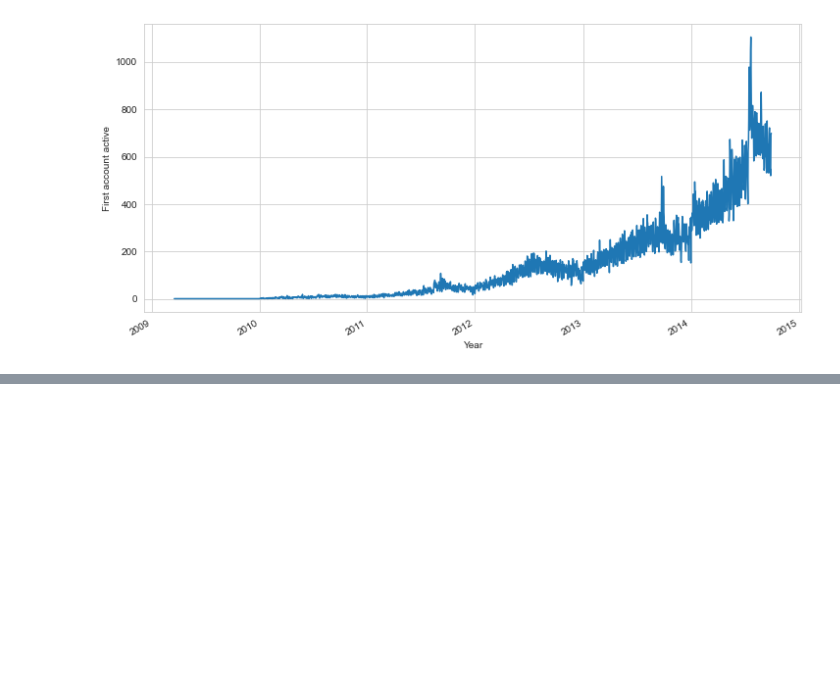
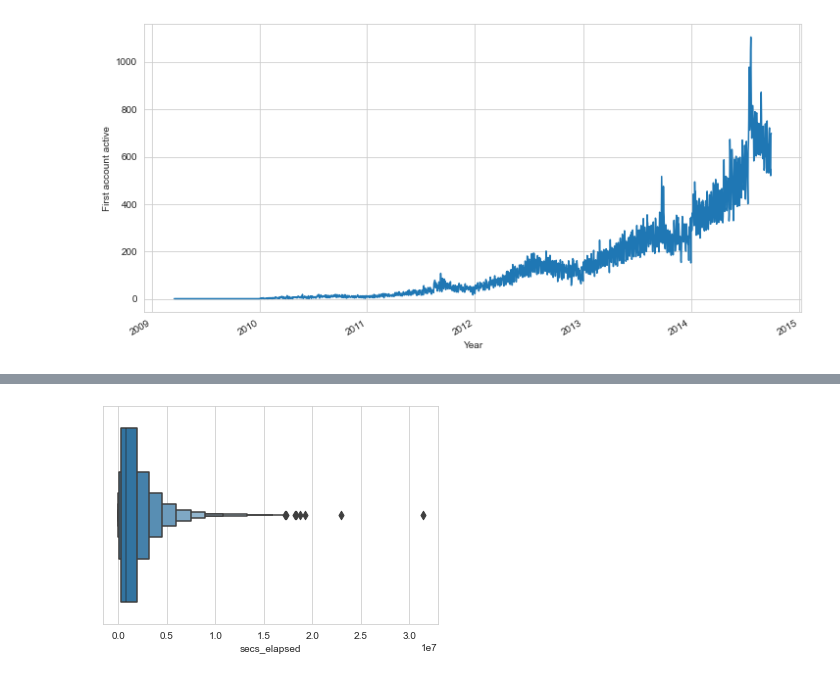
Before and after one commit to sunyang1994702/Machine-Learning, a Jupyter notebook: classification/Airbnb/airbnb_data_analysis.ipynb, the cells around one changed output, grey strips where cells are left out. Saved outputs shown, nothing was run; the diff lists cells and outputs as text; code cells hidden in the pictures; blank space fills up the shorter version.

```diff
--- a/classification/Airbnb/airbnb_data_analysis.ipynb
+++ b/classification/Airbnb/airbnb_data_analysis.ipynb
@@ -203,3 +205,7 @@ plt.ylabel('First account active')
 # %% [output]
 Text(0, 0.5, 'First account active')
 [figure]
+# %%
+#sessions data
+sessions = pd.read_csv("sessions.csv")
+sessions
@@ -205,0 +260,4 @@ Text(0, 0.5, 'First account active')
+# %%
+## Taka a look at feature of secs_elapsed
+df_secs = sessions.groupby(['user_id'])['secs_elapsed'].sum().reset_index()
+df_secs
@@ -205,0 +290,3 @@ Text(0, 0.5, 'First account active')
+# %%
+sns.boxenplot(x=df_secs['secs_elapsed'])
+# %% [output]
@@ -205,0 +294 @@ Text(0, 0.5, 'First account active')
+[figure, added]
```
Also changed, not shown: parts of 75 cells of this notebook.
